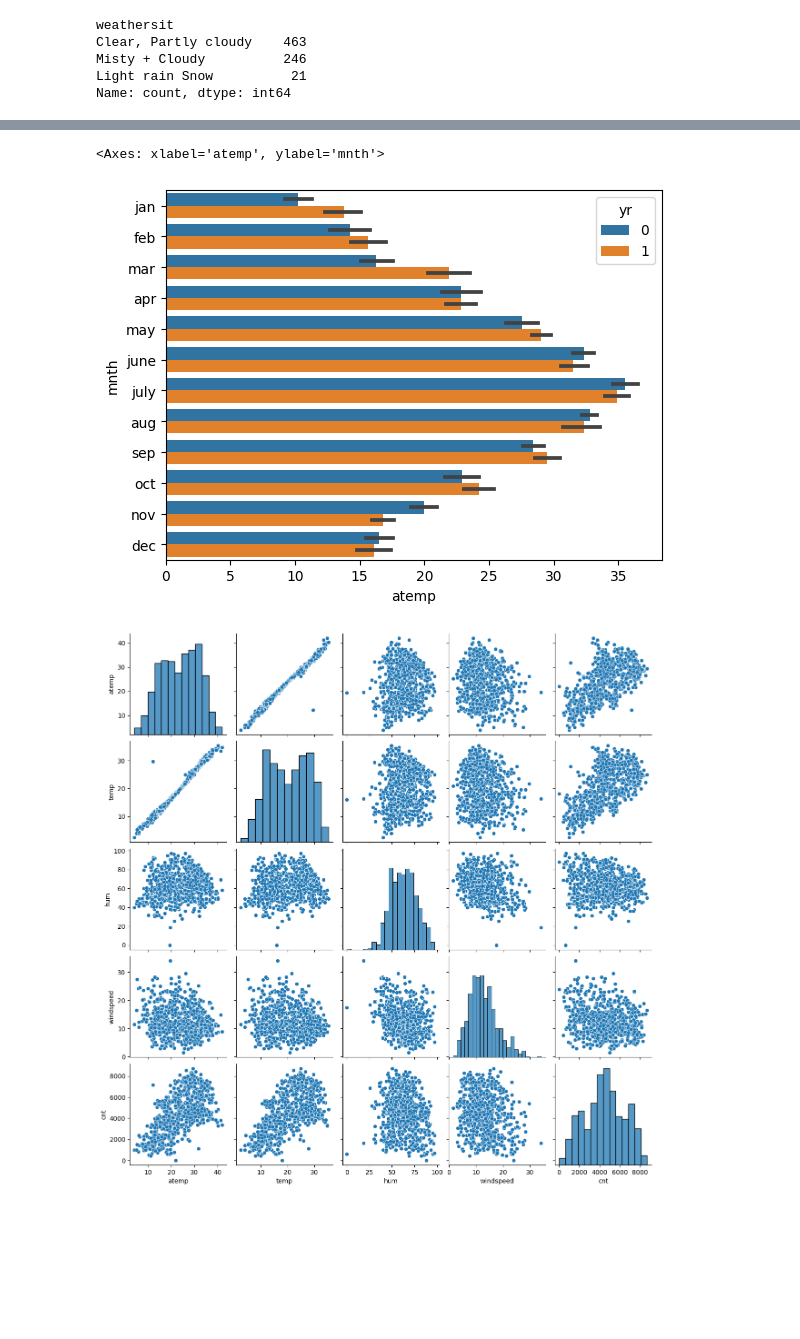
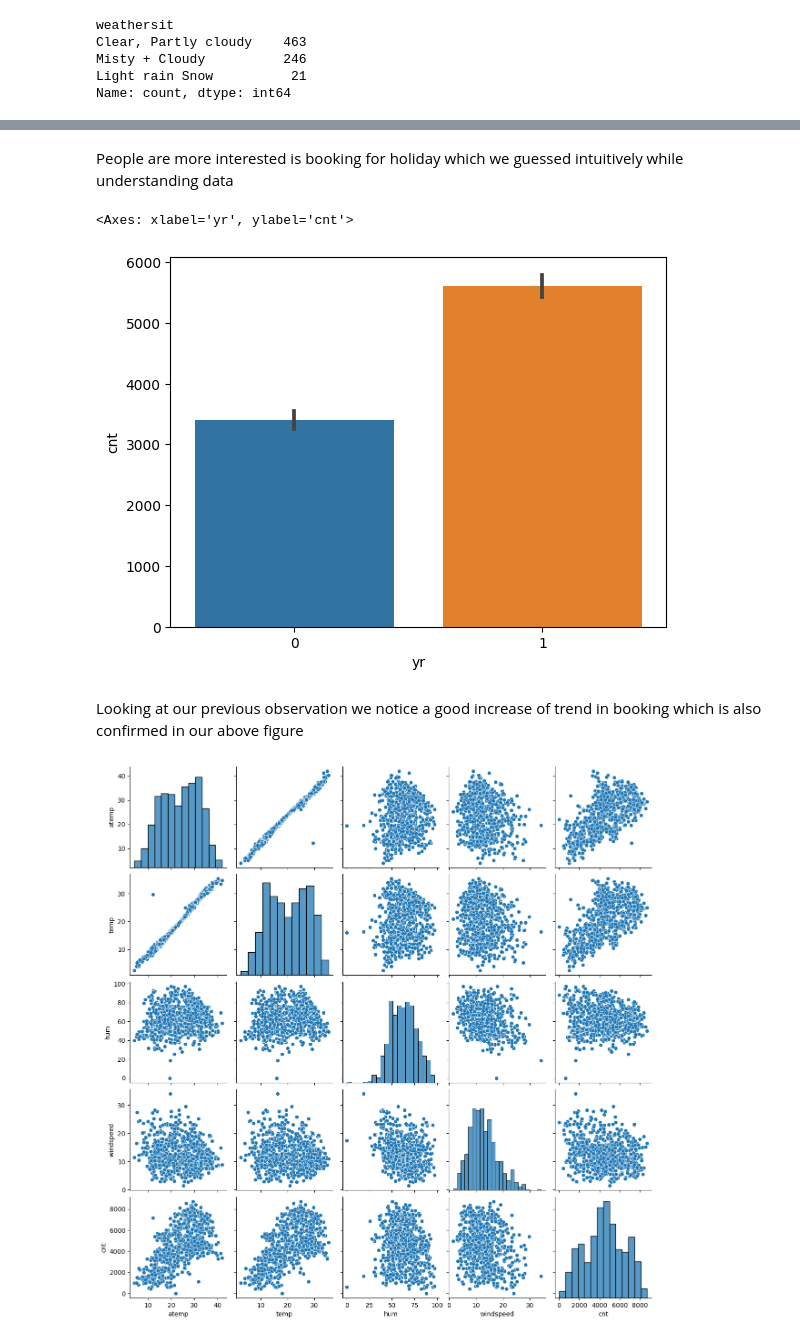
Before and after one commit to VishalVema/BOOMBIKE_MLR_ASSIGNMENT, a Jupyter notebook: bike sharing.ipynb, the cells around one changed output, grey strips where cells are left out. Cells and saved outputs as stored; diff of their text form; code cells hidden in the pictures; blank space fills up the shorter version.

Commit message:
added observations

```diff
--- a/bike sharing.ipynb
+++ b/bike sharing.ipynb
@@ -291,8 +313,12 @@ Name: count, dtype: int64
+# %% [markdown]
+People are more interested is booking for holiday which we guessed intuitively while understanding data
 # %%
-sns.barplot(x='atemp', y='mnth', hue='yr', data=bike)
+sns.barplot(data=bike, x='yr', y='cnt')
 # %% [output]
-<Axes: xlabel='atemp', ylabel='mnth'>
+<Axes: xlabel='yr', ylabel='cnt'>
-[figure, old version]
+[figure, new version]
+# %% [markdown]
+Looking at our previous observation we notice a good increase of trend in booking which is also confirmed in our above figure
 # %%
 # Analysing/visualizing the numerical columns
 numeric_col = ['atemp', 'temp','hum','windspeed','cnt']
```
Also changed, not shown: parts of 22 cells of this notebook.
